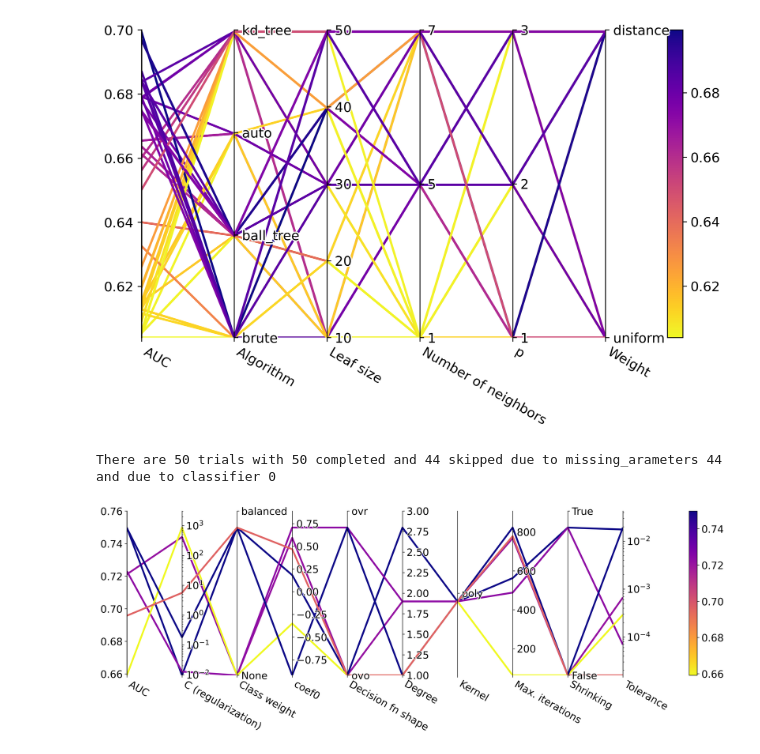
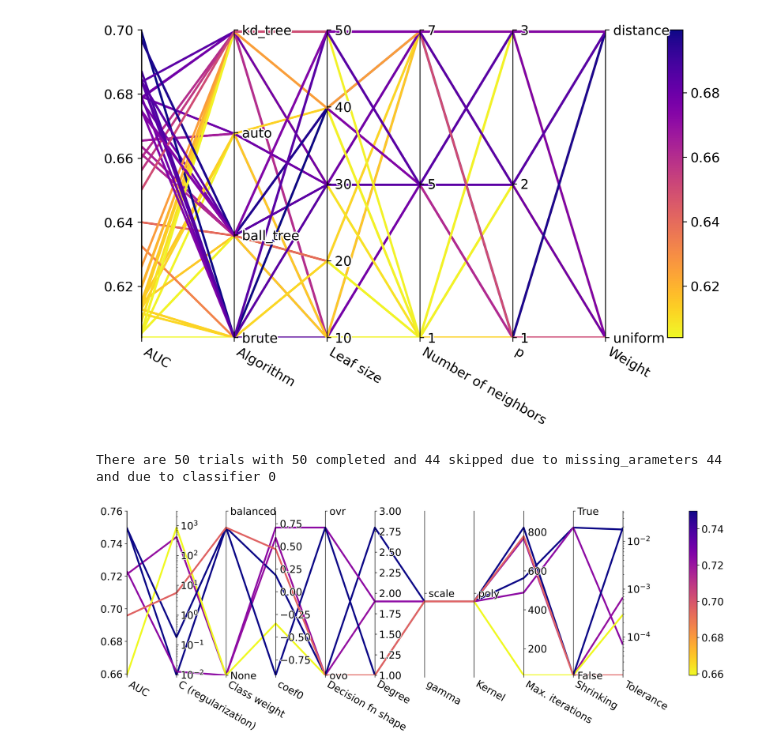
Before and after one commit to AndressaStefany/severityPrediction, a Jupyter notebook: src/baseline/visualize_baseline_results.ipynb, the cells around one changed output. Saved outputs shown, nothing was run; the diff lists cells and outputs as text; code cells hidden in the pictures.

Commit message:
added one more hyperparameter at SVC graph

```diff
--- a/src/baseline/visualize_baseline_results.ipynb
+++ b/src/baseline/visualize_baseline_results.ipynb
@@ -12,5 +351,10 @@ p.mkdir(exist_ok=True)
 # %%
-# study_name = "study-knn_mozilla_200k_1000_samples-_24932448"
-# study_name = "study-svc_mozilla_200k_1000_samples-_24932435"
-# study_name = "study-bayesian-networks_mozilla_200k_1000_samples-_24932422"
-# study = optuna.load_study(study_name=study_name,storage=f"sqlite:///{study_name}.db")
+### Mozilla samples
+study_name_knn_moz = "study-knn_mozilla_200k_1000_samples-_24932448"#"study-knn_mozilla_200k_1000_samples-_23475773"
+study_knn_moz = optuna.load_study(study_name=study_name_knn_moz,storage=f"sqlite:///{study_name_knn_moz}.db")
+
+study_name_svc_moz = "study-svc_mozilla_200k_1000_samples-_24302748" #"study-svc_mozilla_200k_1000_samples-_24932435"
+study_svc_moz = optuna.load_study(study_name=study_name_svc_moz,storage=f"sqlite:///{study_name_svc_moz}.db")
+
+study_name_nb_moz = "study-bayesian-networks_mozilla_200k_1000_samples-_24932422"#"study-bayesian-networks_mozilla_200k_1000_samples-_23493729"
+study_nb_moz = optuna.load_study(study_name=study_name_nb_moz,storage=f"sqlite:///{study_name_nb_moz}.db")
@@ -457,28 +442,32 @@ fig_knn = plot_parallel_coordinate(study_knn_moz,
 There are 50 trials with 50 completed and 0 skipped due to missing_arameters 0 and due to classifier 0
 [figure]
 # %%
+study_name_svc_moz = "study-svc_mozilla_200k_1000_samples-_24302748" #"study-svc_mozilla_200k_1000_samples-_24932435"
+study_svc_moz = optuna.load_study(study_name=study_name_svc_moz,storage=f"sqlite:///{study_name_svc_moz}.db")
+
 mappingSvc = {'C':'C (regularization)',
               'class_weight':'Class weight',
               'coef0':'coef0',
               'decision_function_shape':'Decision fn shape',
+              'gamma': 'gamma',
               'degree':'Degree',
               'kernel': 'Kernel',
               'max_iter': 'Max. iterations',
               'shrinking':'Shrinking',
               'tol':'Tolerance',
               'Objective Value': 'AUC'}
 params = [k for k in mappingSvc if k != "Objective Value"]
 fig_svc = plot_parallel_coordinate(study_svc_moz,
                                   params,
                                   mapping=mappingSvc,
                                   cmap="plasma_r",
                                   linewidths=3,
                                   figsize=(20,5),
                                   dpi=300,
                                   filter_classifier_name="SVC",
                                   fontsize=17,
                                   rotation=True,
                                   custom_obj_max=0.76)
 # %% [output]
 There are 50 trials with 50 completed and 44 skipped due to missing_arameters 44 and due to classifier 0
-[figure, old version]
+[figure, new version]
```
Also changed, not shown: parts of 4 cells of this notebook.
